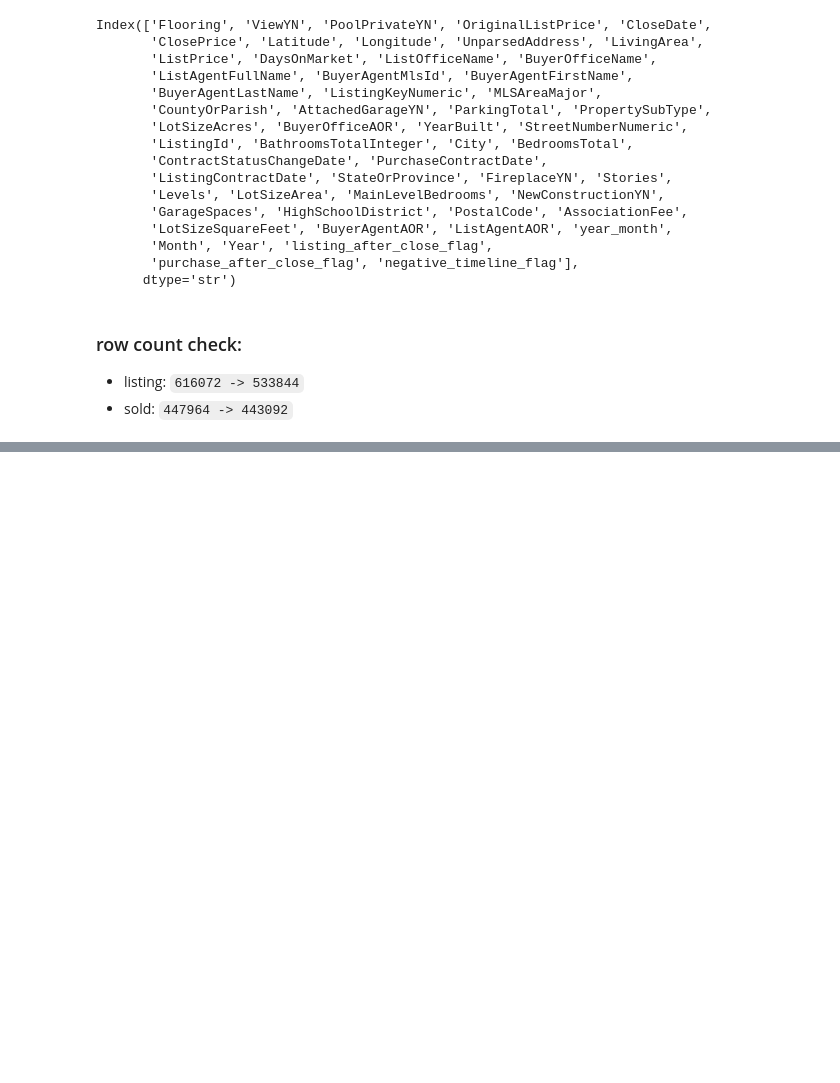
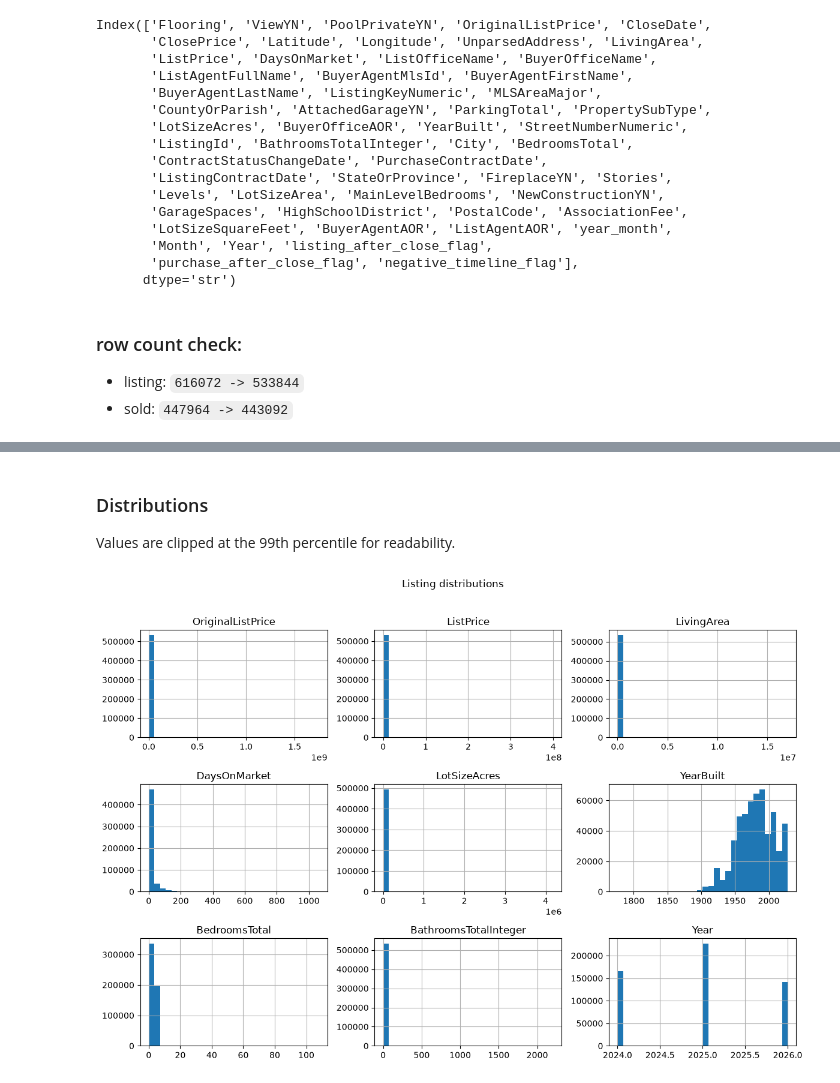
Before and after one commit to trenton-pham/idx-exchange, a Jupyter notebook: clean.ipynb, the cells around one changed output, grey strips where cells are left out. Cells and saved outputs as stored; diff of their text form; code cells hidden in the pictures; blank space fills up the shorter version.

```diff
--- a/clean.ipynb
+++ b/clean.ipynb
@@ -100,10 +100,10 @@ def to_datetime(df, date_columns):
 
     df[date_columns] = df[date_columns].apply(pd.to_datetime, errors="coerce")
 
-    df["year_month"] = pd.to_datetime(
-        df["year_month"], format="%Y-%m", errors="coerce")
-    df["Month"] = df["year_month"].dt.month
-    df["Year"] = df["year_month"].dt.year
+    # df["year_month"] = pd.to_datetime(
+    #     df["year_month"], format="%Y-%m", errors="coerce")
+    # df["Month"] = df["year_month"].dt.month
+    # df["Year"] = df["year_month"].dt.year
 
     return df
 # %%
@@ -254,0 +258,16 @@ Index(['Flooring', 'ViewYN', 'PoolPrivateYN', 'OriginalListPrice', 'CloseDate',
+# %%
+analysis_columns = [
+    "OriginalListPrice", "ListPrice", "LivingArea", "DaysOnMarket",
+    "LotSizeAcres", "YearBuilt", "BedroomsTotal",
+    "BathroomsTotalInteger", "Year"
+]
+sold_analysis_columns = analysis_columns + ["ClosePrice"]
+
+def basic_stats(df, columns):
+    stats = df[columns].describe().T
+    iqr = stats["75%"] - stats["25%"]
+    lower = stats["25%"] - 1.5 * iqr
+    upper = stats["75%"] + 1.5 * iqr
+    stats["NaN"] = df[columns].isna().sum()
+    stats["IQR outliers"] = (df[columns].lt(lower) | df[columns].gt(upper)).sum()
+    return stats
@@ -254,0 +347,12 @@ Index(['Flooring', 'ViewYN', 'PoolPrivateYN', 'OriginalListPrice', 'CloseDate',
+# %% [markdown]
+### Distributions
+Values are clipped at the 99th percentile for readability.
+# %%
+listing[analysis_columns].clip(
+    upper=listing[analysis_columns], axis=1
+).hist(bins=30, figsize=(12, 8))
+plt.suptitle("Listing distributions", y=1.02)
+plt.tight_layout()
+plt.show()
+# %% [output]
+[figure, added]
```
Also changed, not shown: parts of 12 cells of this notebook, 2 other files.
